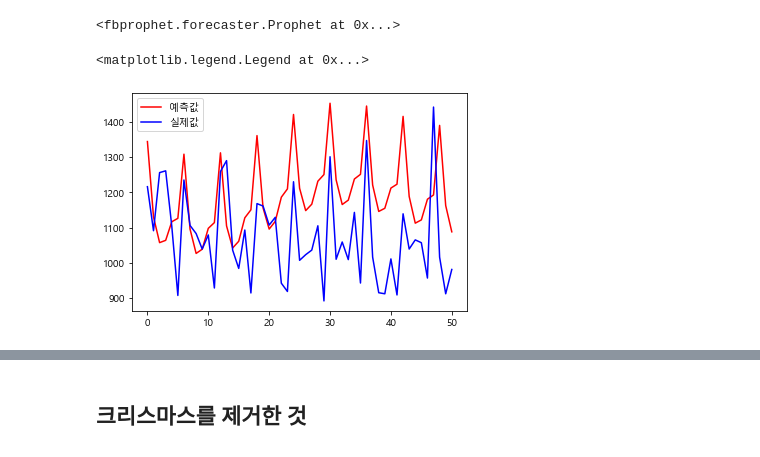
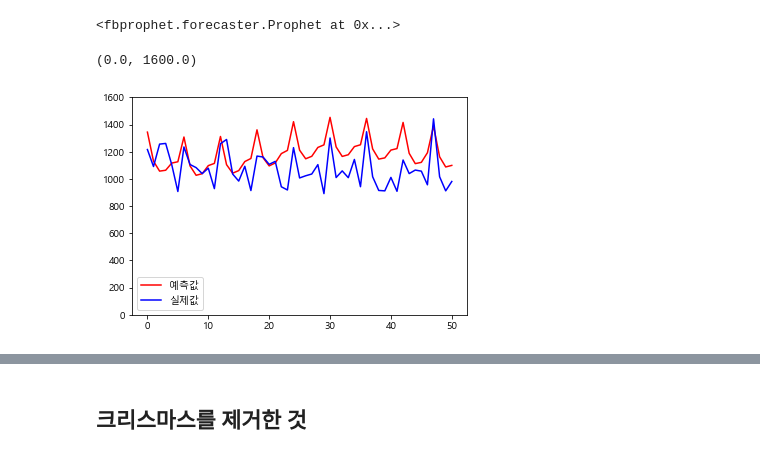
Before and after one commit to areum-choe/Machine_Learning, a Jupyter notebook: Time_Series_Analysis/hospital/hospital_5(2018~2020).ipynb, the cells around one changed output, grey strips where cells are left out. Cells and saved outputs as stored; diff of their text form; code cells hidden in the pictures.

```diff
--- a/Time_Series_Analysis/hospital/hospital_5(2018~2020).ipynb
+++ b/Time_Series_Analysis/hospital/hospital_5(2018~2020).ipynb
@@ -342,10 +369,11 @@ test_y=test.y.values[0:51]
 # %%
 plt.plot(pred_y,color='red',label='예측값') #에측값
 plt.plot(test_y,color='blue',label='실제값') #실제값
 plt.legend()
+plt.ylim([0,1600])
 # %% [output]
-<matplotlib.legend.Legend at 0x...>
+(0.0, 1600.0)
-[figure, old version]
+[figure, new version]
 # %%
 from sklearn.metrics import mean_squared_error, mean_absolute_error
 
```
Also changed, not shown: parts of 16 cells of this notebook, 8 other files.
